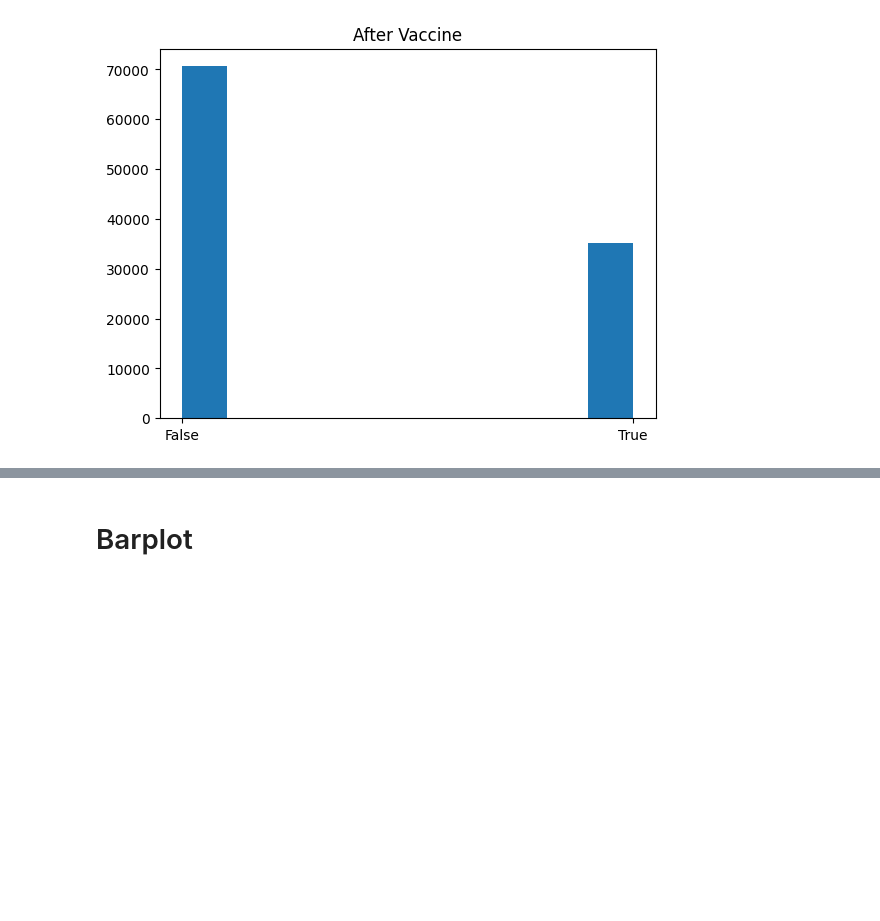
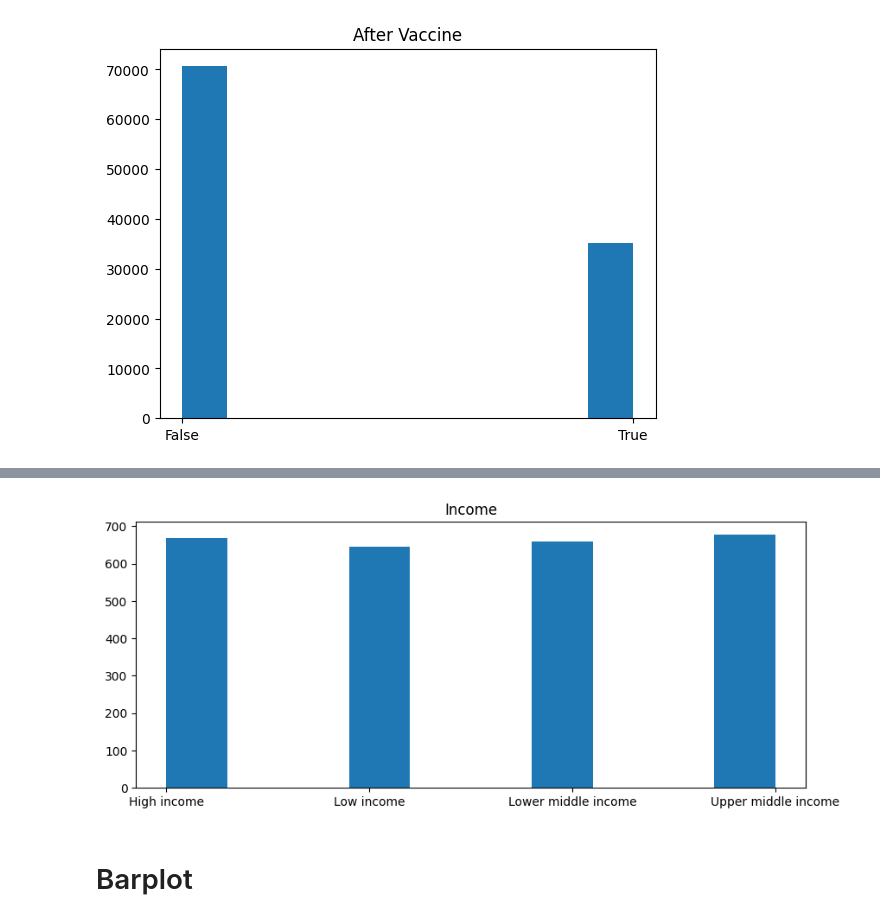
Before and after one commit to BiancaCarneiro/Covid-Prediction, a Jupyter notebook: project/notebooks/covid_visualization.ipynb, the cells around one changed output, grey strips where cells are left out. Drawn from its saved outputs; the diff is of its cells as text; code cells hidden in the pictures; blank space fills up the shorter version.

```diff
--- a/project/notebooks/covid_visualization.ipynb
+++ b/project/notebooks/covid_visualization.ipynb
@@ -20,3 +28,13 @@ plt.show()
+# %%
+legend = ['Low income', 'Lower middle income', 'Upper middle income', 'High income']
+df = df_train.copy()
+df["Income"] = df_train["Income"].apply(lambda x: x if pd.isna(x) else legend[int(x-1)])
+plt.figure(figsize=(10, 4))
+plt.hist(df["Income"].dropna().astype(str))
+plt.title("Income")
+plt.show()
+# %% [output]
+[figure, added]
 # %% [markdown]
 # Barplot
 # %%
```
Also changed, not shown: parts of 12 cells of this notebook, 2 other files.
